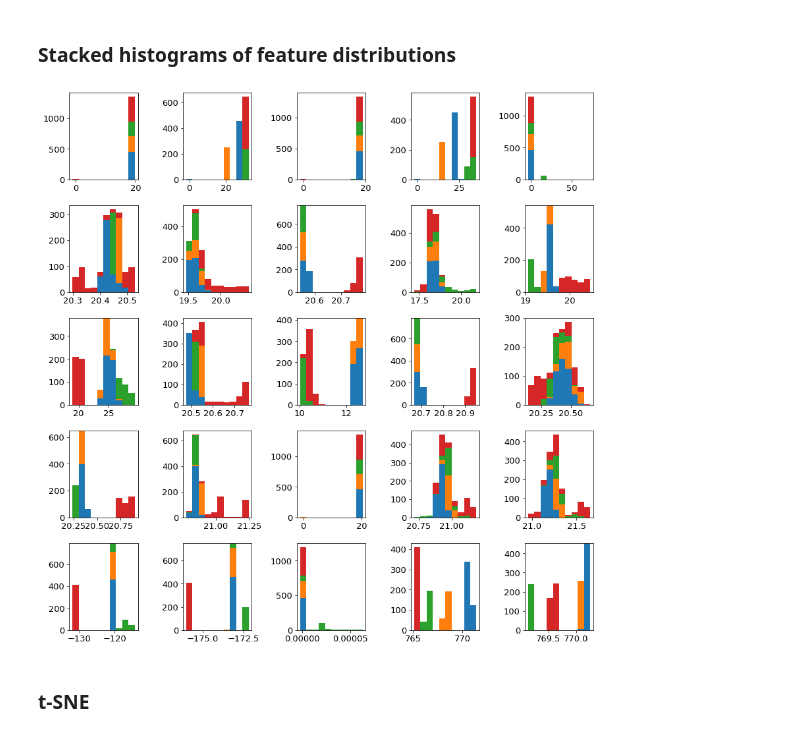
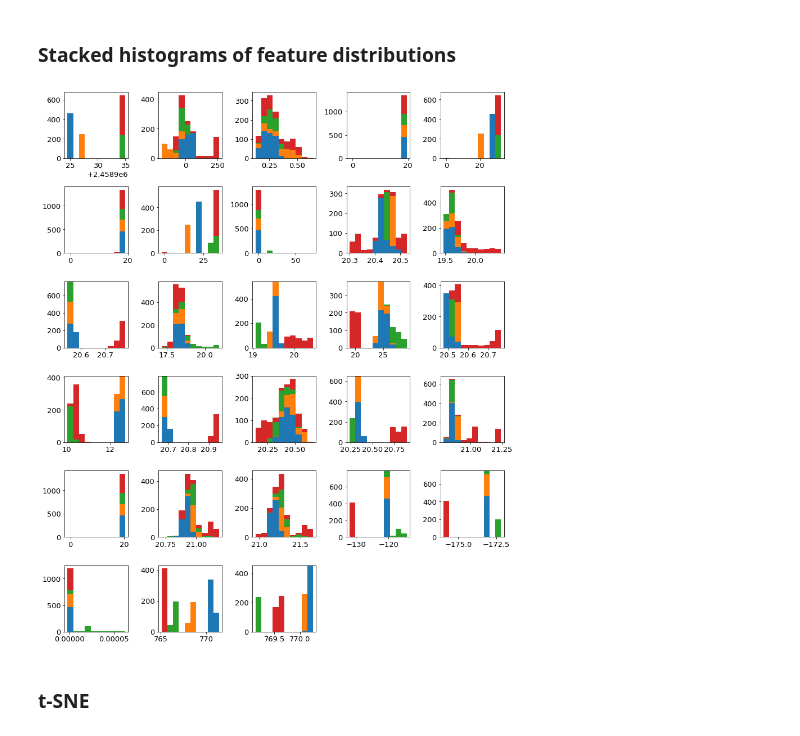
Before and after one commit to svejlgaard/finalproject, a Jupyter notebook: Visualization.ipynb, the cells around one changed output. Saved outputs shown, nothing was run; the diff lists cells and outputs as text; code cells hidden in the pictures.

Commit message:
Updated figures

```diff
--- a/Visualization.ipynb
+++ b/Visualization.ipynb
@@ -24,17 +24,17 @@ plt.show()
 # %% [markdown]
 ### Stacked histograms of feature distributions
 # %%
-fig = plt.figure(figsize=(12,12))
-for i in range( 3, data_dict[keys[0]].shape[1] ):
-    plt.subplot(5,5,i-2)
+fig = plt.figure(figsize=(12,14))
+for i in range( data_dict[keys[0]].shape[1] ):
+    plt.subplot(6,5,i+1)
     plt.hist([data_dict[keys[0]][:,i], data_dict[keys[1]][:,i], data_dict[keys[2]][:,i], data_dict[keys[3]][:,i]],
              histtype='barstacked', align='left')
 plt.tight_layout()
 plt.show()
 
 fig.savefig("figs/features_hist.pdf")
 # %% [output]
-[figure, old version]
+[figure, new version]
 # %% [markdown]
 ### t-SNE
 # %%
```
Also changed, not shown: 1 other file.
